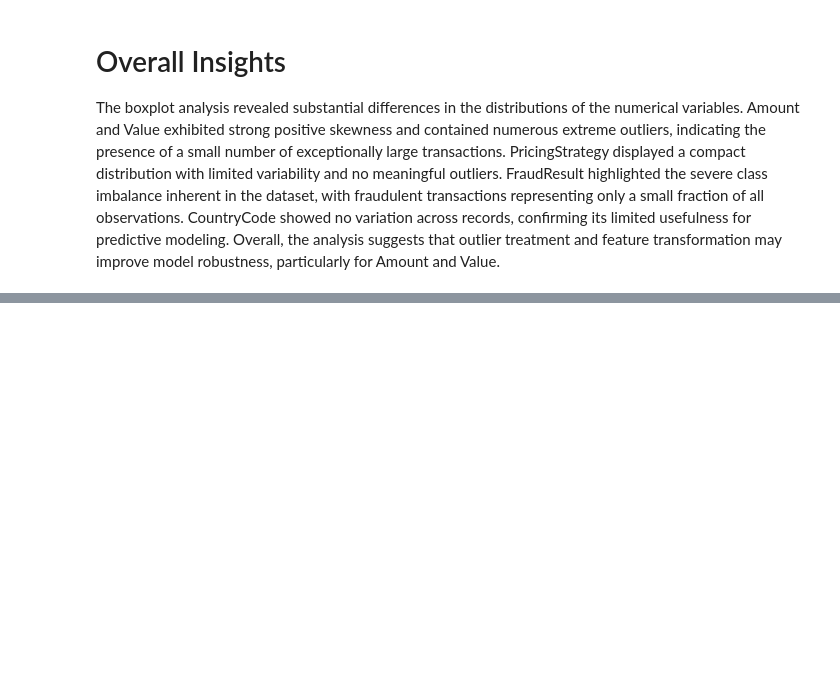
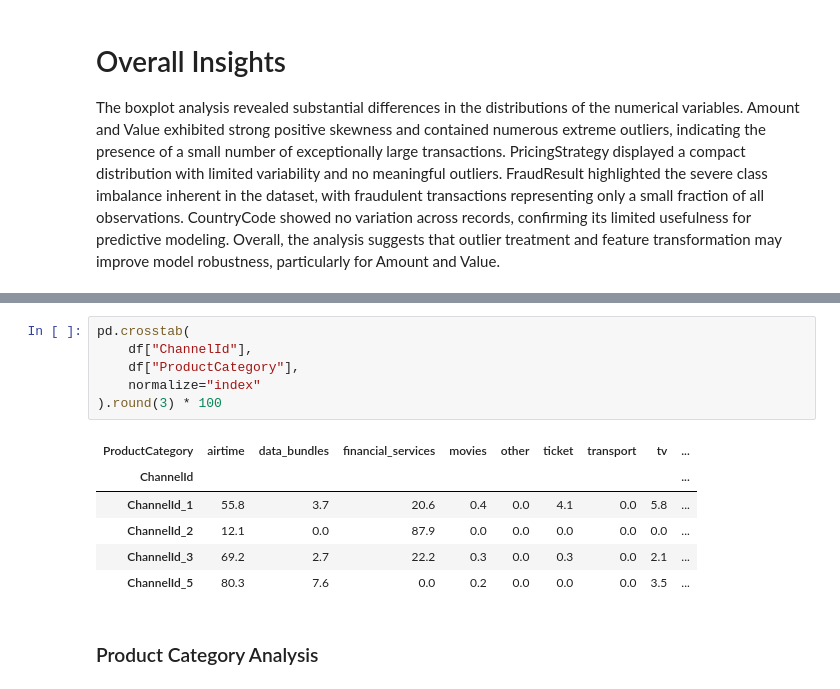
Before and after one commit to yenguandroid/credit-risk-model, a Jupyter notebook: notebooks/eda.ipynb, the cells around one changed output, grey strips where cells are left out. Drawn from its saved outputs; the diff is of its cells as text; blank space fills up the shorter version.

```diff
--- a/notebooks/eda.ipynb
+++ b/notebooks/eda.ipynb
@@ -574,0 +653,15 @@ The boxplot analysis revealed substantial differences in the distributions of th
+# %%
+pd.crosstab(
+    df["ChannelId"],
+    df["ProductCategory"],
+    normalize="index"
+).round(3) * 100
+# %% [output]
+| ProductCategory | airtime | data_bundles | financial_services | movies | other | ticket | transport | tv | ... |
+| ChannelId |  |  |  |  |  |  |  |  | ... |
+| ChannelId_1 | 55.8 | 3.7 | 20.6 | 0.4 | 0.0 | 4.1 | 0.0 | 5.8 | ... |
+| ChannelId_2 | 12.1 | 0.0 | 87.9 | 0.0 | 0.0 | 0.0 | 0.0 | 0.0 | ... |
+| ChannelId_3 | 69.2 | 2.7 | 22.2 | 0.3 | 0.0 | 0.3 | 0.0 | 2.1 | ... |
+| ChannelId_5 | 80.3 | 7.6 | 0.0 | 0.2 | 0.0 | 0.0 | 0.0 | 3.5 | ... |
+# %% [markdown]
+### Product Category Analysis
```
Also changed, not shown: parts of 12 cells of this notebook.
